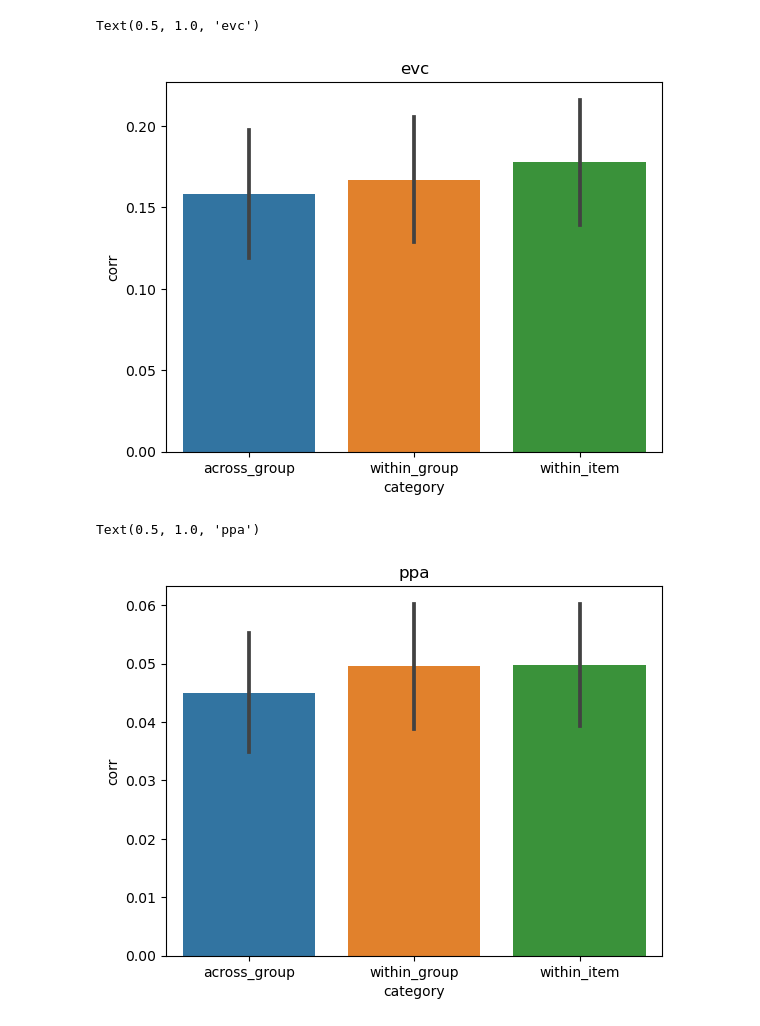
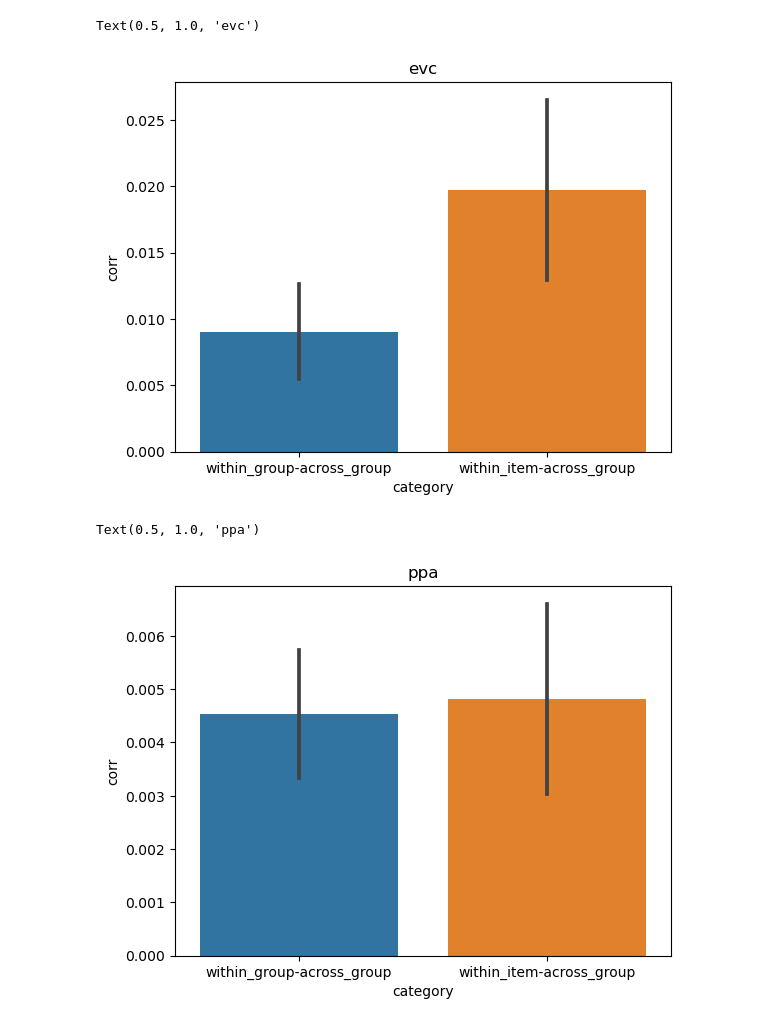
Before and after one commit to wanjiag/Glacier, a Jupyter notebook: jupyter_test/initial_analysis.ipynb, the cells around one changed output. Cells and saved outputs as stored; diff of their text form; code cells hidden in the pictures.

Commit message:
difference calculation

```diff
--- a/jupyter_test/initial_analysis.ipynb
+++ b/jupyter_test/initial_analysis.ipynb
@@ -82,6 +82,18 @@ def corr_df_cleaning(corr_df):
     corr_df.loc[:, 'category'] = corr_df.apply(category, axis = 1)
 
     return corr_df
+
+def calculate_difference(avg_df):
+    avg_df_wide = avg_df.pivot(index = 'sub', columns=['category'], values='corr')
+    avg_df_wide['within_group-across_group'] = avg_df_wide['within_group']-avg_df_wide['across_group']
+    avg_df_wide['within_item-across_group'] = avg_df_wide['within_item']-avg_df_wide['across_group']
+
+    avg_df_wide = avg_df_wide.drop(columns = ['across_group', 'within_group', 'within_item']).reset_index()
+
+    diff_df = pd.melt(avg_df_wide, id_vars=['sub'], value_vars=['within_group-across_group', 'within_item-across_group'],
+                      var_name='category', value_name='corr')
+
+    return diff_df
 # %%
 evc_corr_df = group_cor(evc_list)
 ppa_corr_df = group_cor(ppa_list)
@@ -91,3 +103,6 @@ ppa_clean_corr_df = corr_df_cleaning(ppa_corr_df)
 # %%
 evc_avg_df = evc_clean_corr_df.groupby(['sub', 'roi', 'category'])['corr'].mean().reset_index()
 ppa_avg_df = ppa_clean_corr_df.groupby(['sub', 'roi', 'category'])['corr'].mean().reset_index()
+# %%
+evc_diff_df = calculate_difference(evc_avg_df)
+ppa_diff_df = calculate_difference(ppa_avg_df)
@@ -94,12 +127,12 @@ ppa_avg_df = ppa_clean_corr_df.groupby(['sub', 'roi', 'category'])['corr'].mean(
 # %%
 import seaborn as sns
 # %%
-sns.barplot(evc_avg_df, x = 'category', y = 'corr', errorbar='se').set_title(evc_avg_df['roi'][0].split('-')[0])
+sns.barplot(evc_diff_df, x = 'category', y = 'corr', errorbar='se').set_title(evc_avg_df['roi'][0].split('-')[0])
 # %% [output]
 Text(0.5, 1.0, 'evc')
-[figure, old version]
+[figure, new version]
 # %%
-sns.barplot(ppa_avg_df, x = 'category', y = 'corr', errorbar='se').set_title(ppa_avg_df['roi'][0].split('_')[0])
+sns.barplot(ppa_diff_df, x = 'category', y = 'corr', errorbar='se').set_title(ppa_avg_df['roi'][0].split('_')[0])
 # %% [output]
 Text(0.5, 1.0, 'ppa')
-[figure, old version]
+[figure, new version]
```
Also changed, not shown: parts of 1 cell of this notebook, 2 other files.
